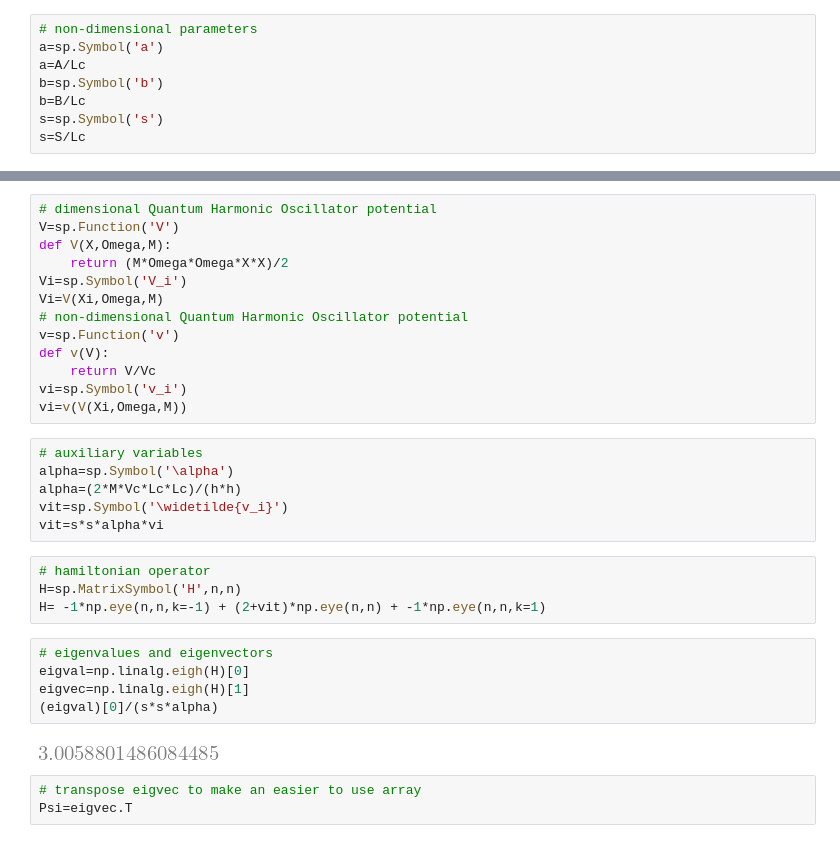
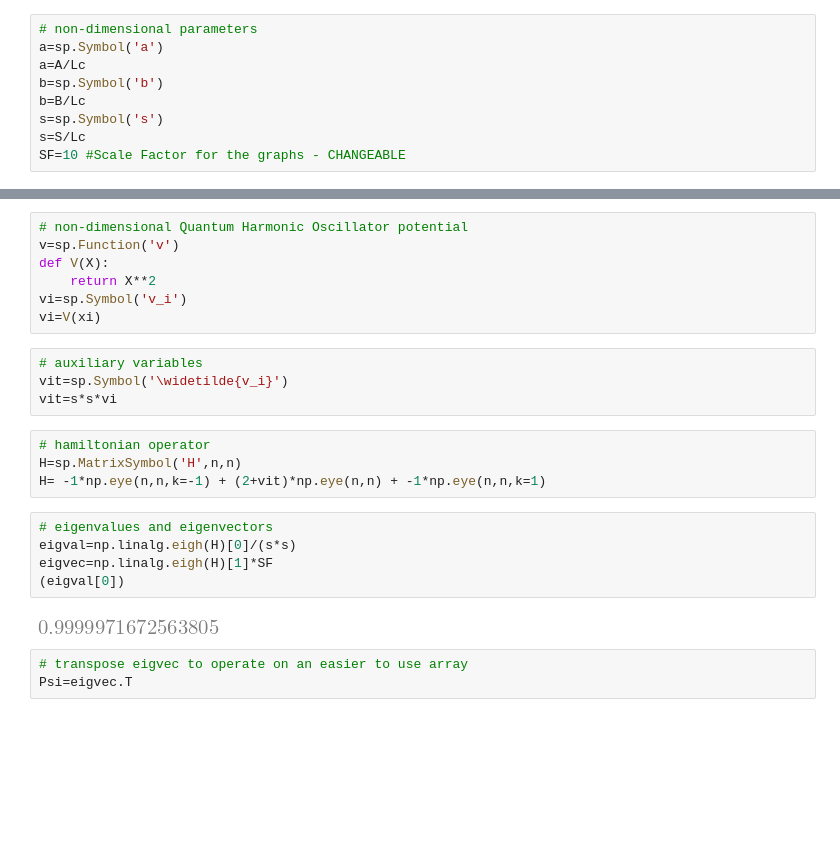
Before and after one commit to Boberfax/1D-SE-NMM, a Jupyter notebook: Quantum_Harmonic_Oscillator.ipynb, the cells around one changed output, grey strips where cells are left out. Drawn from its saved outputs; the diff is of its cells as text; blank space fills up the shorter version.

Commit message:
Simplified QHO and Coulomb potentials

```diff
--- a/Quantum_Harmonic_Oscillator.ipynb
+++ b/Quantum_Harmonic_Oscillator.ipynb
@@ -40,4 +28,5 @@ b=sp.Symbol('b')
 b=B/Lc
 s=sp.Symbol('s')
 s=S/Lc
+SF=10 #Scale Factor for the graphs - CHANGEABLE
 # %%
@@ -48,37 +34,29 @@ Xi=np.linspace(A+S,B-S,n)
 xi=sp.Symbol('x_i')
 xi=np.linspace(a+s,b-s,n)
 # %%
-# dimensional Quantum Harmonic Oscillator potential
-V=sp.Function('V')
-def V(X,Omega,M):
-    return (M*Omega*Omega*X*X)/2
-Vi=sp.Symbol('V_i')
-Vi=V(Xi,Omega,M)
 # non-dimensional Quantum Harmonic Oscillator potential
 v=sp.Function('v')
-def v(V):
-    return V/Vc
+def V(X):
+    return X**2
 vi=sp.Symbol('v_i')
-vi=v(V(Xi,Omega,M))
+vi=V(xi)
 # %%
 # auxiliary variables
-alpha=sp.Symbol('\alpha')
-alpha=(2*M*Vc*Lc*Lc)/(h*h)
 vit=sp.Symbol('\widetilde{v_i}')
-vit=s*s*alpha*vi
+vit=s*s*vi
 # %%
 # hamiltonian operator
 H=sp.MatrixSymbol('H',n,n)
 H= -1*np.eye(n,n,k=-1) + (2+vit)*np.eye(n,n) + -1*np.eye(n,n,k=1)
 # %%
 # eigenvalues and eigenvectors
-eigval=np.linalg.eigh(H)[0]
-eigvec=np.linalg.eigh(H)[1]
-(eigval)[0]/(s*s*alpha)
+eigval=np.linalg.eigh(H)[0]/(s*s)
+eigvec=np.linalg.eigh(H)[1]*SF
+(eigval[0])
 # %% [output]
-[figure, old version]
+[figure, new version]
 # %%
-# transpose eigvec to make an easier to use array
+# transpose eigvec to operate on an easier to use array
 Psi=eigvec.T
 # %%
 # graph of QHO eigenstates
```
Also changed, not shown: parts of 5 cells of this notebook, 1 other file.
